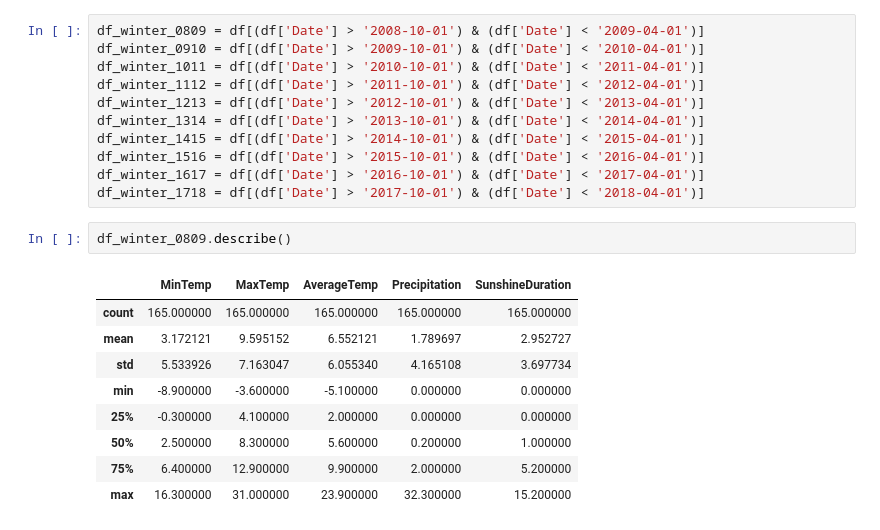
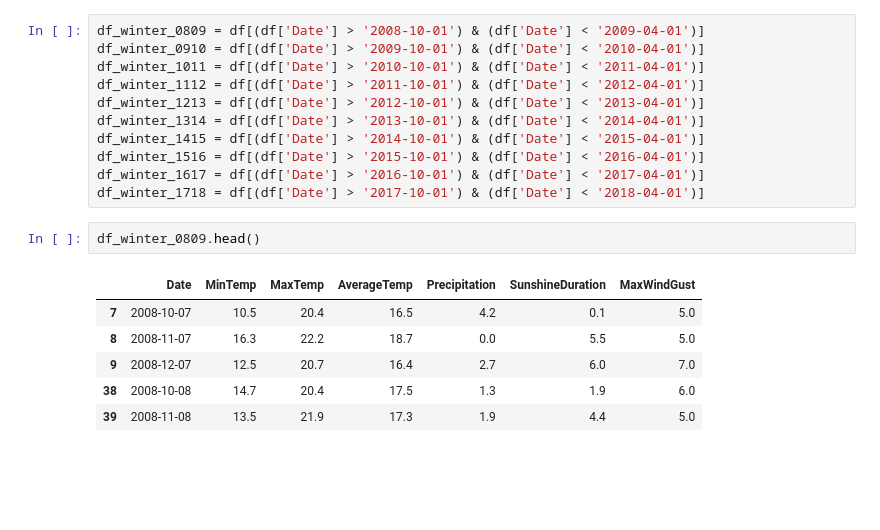
Before and after one commit to marianoju/neuefische, a Jupyter notebook: fuhlsbuettel.ipynb, the cells around one changed output. Saved outputs shown, nothing was run; the diff lists cells and outputs as text; blank space fills up the shorter version.

```diff
--- a/fuhlsbuettel.ipynb
+++ b/fuhlsbuettel.ipynb
@@ -209,14 +209,11 @@ df_winter_1516 = df[(df['Date'] > '2015-10-01') & (df['Date'] < '2016-04-01')]
 df_winter_1617 = df[(df['Date'] > '2016-10-01') & (df['Date'] < '2017-04-01')]
 df_winter_1718 = df[(df['Date'] > '2017-10-01') & (df['Date'] < '2018-04-01')]
 # %%
-df_winter_0809.describe()
+df_winter_0809.head()
 # %% [output]
-|  | MinTemp | MaxTemp | AverageTemp | Precipitation | SunshineDuration |
-| count | 165.000000 | 165.000000 | 165.000000 | 165.000000 | 165.000000 |
-| mean | 3.172121 | 9.595152 | 6.552121 | 1.789697 | 2.952727 |
-| std | 5.533926 | 7.163047 | 6.055340 | 4.165108 | 3.697734 |
-| min | -8.900000 | -3.600000 | -5.100000 | 0.000000 | 0.000000 |
-| 25% | -0.300000 | 4.100000 | 2.000000 | 0.000000 | 0.000000 |
-| 50% | 2.500000 | 8.300000 | 5.600000 | 0.200000 | 1.000000 |
-| 75% | 6.400000 | 12.900000 | 9.900000 | 2.000000 | 5.200000 |
-| max | 16.300000 | 31.000000 | 23.900000 | 32.300000 | 15.200000 |
+|  | Date | MinTemp | MaxTemp | AverageTemp | Precipitation | SunshineDuration | MaxWindGust |
+| 7 | 2008-10-07 | 10.5 | 20.4 | 16.5 | 4.2 | 0.1 | 5.0 |
+| 8 | 2008-11-07 | 16.3 | 22.2 | 18.7 | 0.0 | 5.5 | 5.0 |
+| 9 | 2008-12-07 | 12.5 | 20.7 | 16.4 | 2.7 | 6.0 | 7.0 |
+| 38 | 2008-10-08 | 14.7 | 20.4 | 17.5 | 1.3 | 1.9 | 6.0 |
+| 39 | 2008-11-08 | 13.5 | 21.9 | 17.3 | 1.9 | 4.4 | 5.0 |
```
Also changed, not shown: parts of 4 cells of this notebook, 2 other files.
